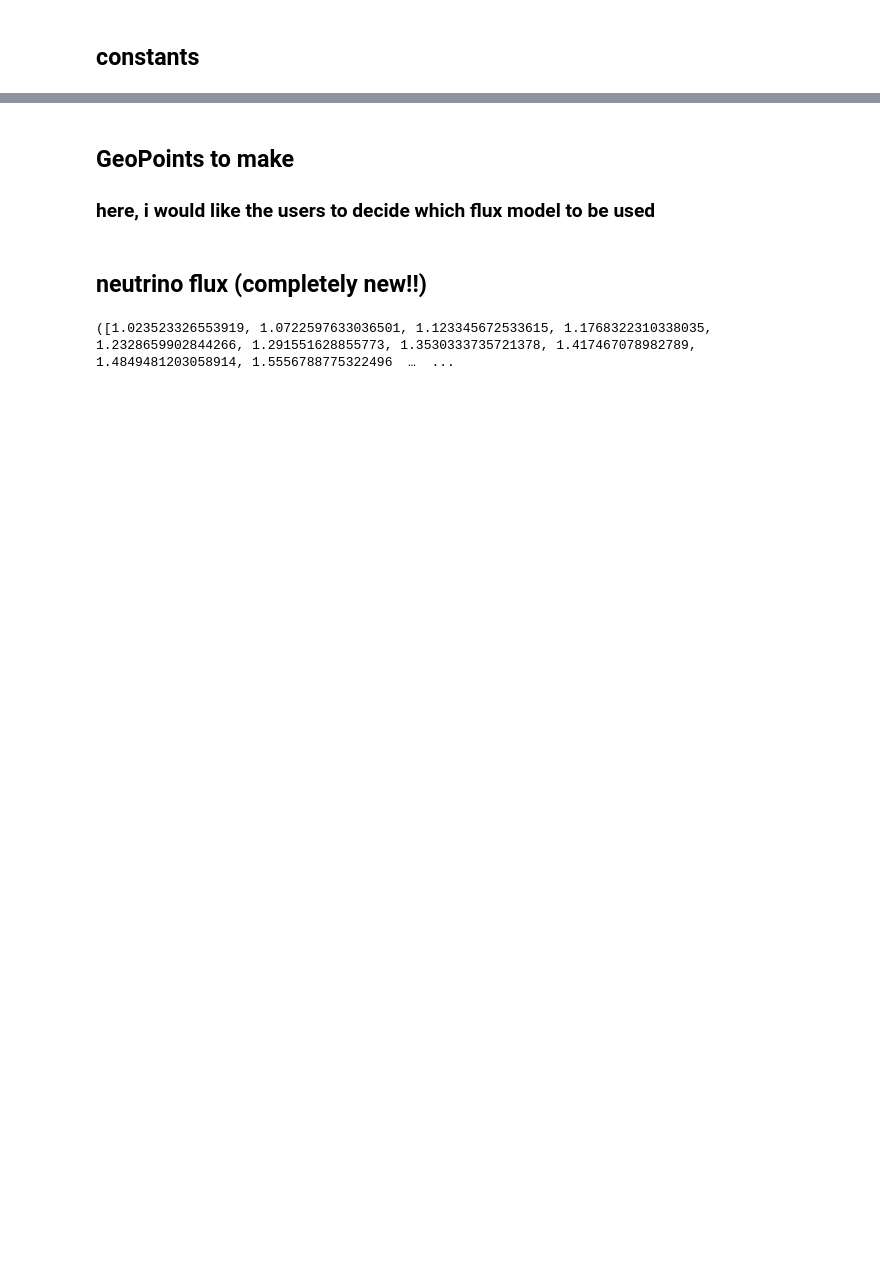
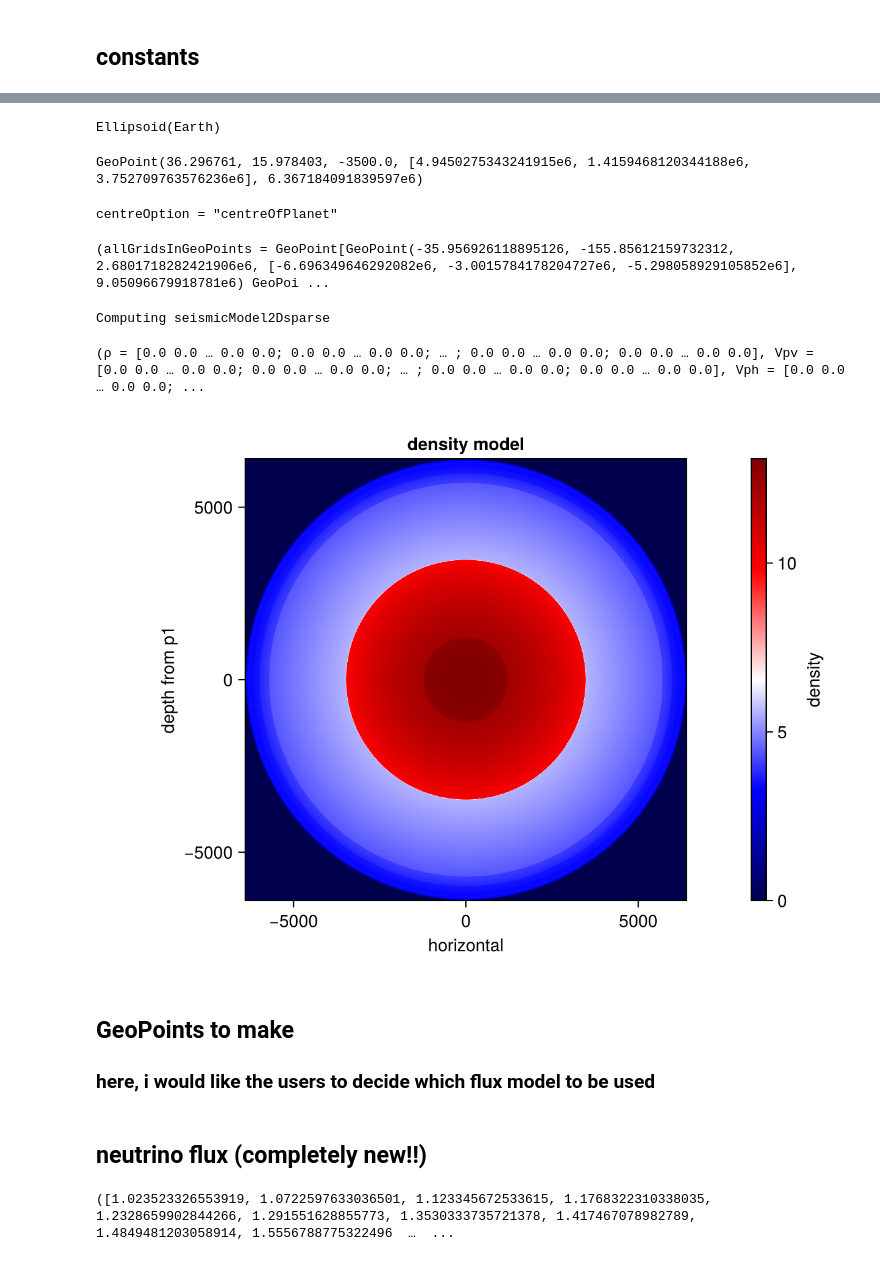
Before and after one commit to seismobassoon/flexOPT, a Jupyter notebook: notebooks/neutrinoPropagation.ipynb, the cells around one changed output, grey strips where cells are left out. Cells and saved outputs as stored; diff of their text form; code cells hidden in the pictures; blank space fills up the shorter version.

```diff
--- a/notebooks/neutrinoPropagation.ipynb
+++ b/notebooks/neutrinoPropagation.ipynb
@@ -47,3 +65,48 @@ maxEnergy = 100.0
+# %%
+set_default_planet!(:Earth) # :Earth applies WGS84 (otherwise use :SphericalEarth
+# %% [output]
+Ellipsoid(Earth)
+# %%
+detectorPoint = GeoPoint(36.296761,15.978403;alt=-3500.0) # lat, lon with altitude in metre
+# %% [output]
+GeoPoint(36.296761, 15.978403, -3500.0, [4.9450275343241915e6, 1.4159468120344188e6, 3.752709763576236e6], 6.367184091839597e6)
+# %%
+# cutting the Earth based on the detector point and the centre of the Earth
+Δx = 5.e3 # in metre
+Δz = 5.e3
+
+altMax = 6400.e3 # in metre
+altMin = -6400.e3 # in metre
+
+horizontalMax = 6400.e3 # in metre
+horizontalMin =-6400.e3 # in metre
+
+boxGrids=constructLocalBox(detectorPoint,Δx,Δz,altMin,altMax,horizontalMin,horizontalMax;centreOption= "centreOfPlanet")
+# %% [output]
+centreOption = "centreOfPlanet"
+(allGridsInGeoPoints = GeoPoint[GeoPoint(-35.956926118895126, -155.85612159732312, 2.6801718282421906e6, [-6.696349646292082e6, -3.0015784178204727e6, -5.298058929105852e6], 9.05096679918781e6) GeoPoi ...
+# %%
+seismicModel=lazyProduceOrLoad("seismicModel2Dsparse",getParamsWithoutTopo,boxGrids.allGridsInGeoPoints,boxGrids.effectiveRadii)
+# %% [output]
+Computing seismicModel2Dsparse
+(ρ = [0.0 0.0 … 0.0 0.0; 0.0 0.0 … 0.0 0.0; … ; 0.0 0.0 … 0.0 0.0; 0.0 0.0 … 0.0 0.0], Vpv = [0.0 0.0 … 0.0 0.0; 0.0 0.0 … 0.0 0.0; … ; 0.0 0.0 … 0.0 0.0; 0.0 0.0 … 0.0 0.0], Vph = [0.0 0.0 … 0.0 0.0; ...
+# %%
+
+Nx,Nz=size(seismicModel.ρ)
+xvals = [p.xz[1] for p in boxGrids.allGridsInCartesian[:,1]]*1.e-3
+zvals = [p.xz[2] for p in boxGrids.allGridsInCartesian[1,:]]*1.e-3
+fig, ax, hm = CairoMakie.heatmap(
+    #topo.x,topo.y,topo.z';
+    #collect((0:1:(Nx-1)).*Δx).*1.e-3,(collect(0:1:(Nz-1)).*Δz.+altMin).*1.e-3, seismicModel.ρ;
+    xvals, zvals, seismicModel.ρ;
+    colormap = :seismic,
+    #colorrange=(0,4),
+    axis = (aspect = DataAspect(), xlabel = "horizontal", ylabel = "depth from p1", title = "density model")
+)
+Colorbar(fig[1,2], hm, label="density")
+fig
+# %% [output]
+[figure, added]
 # %% [markdown]
 ## GeoPoints to make
 
```
Also changed, not shown: parts of 11 cells of this notebook, 3 other files.
